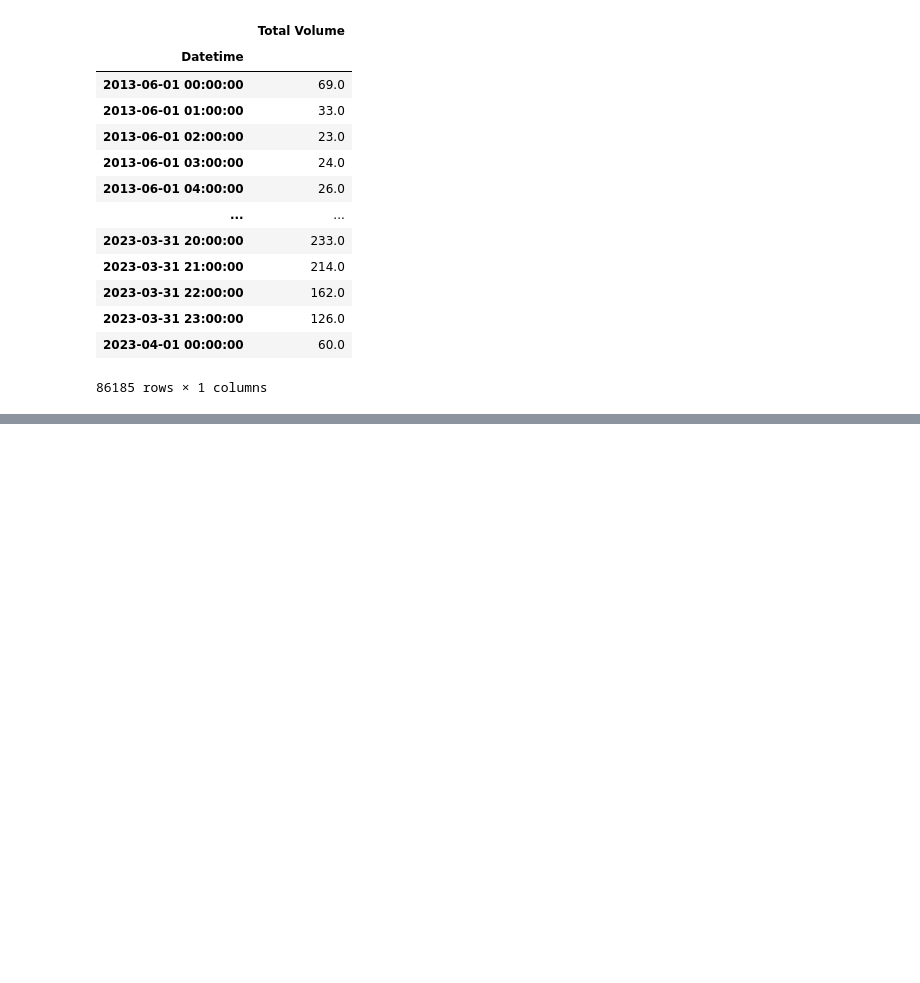
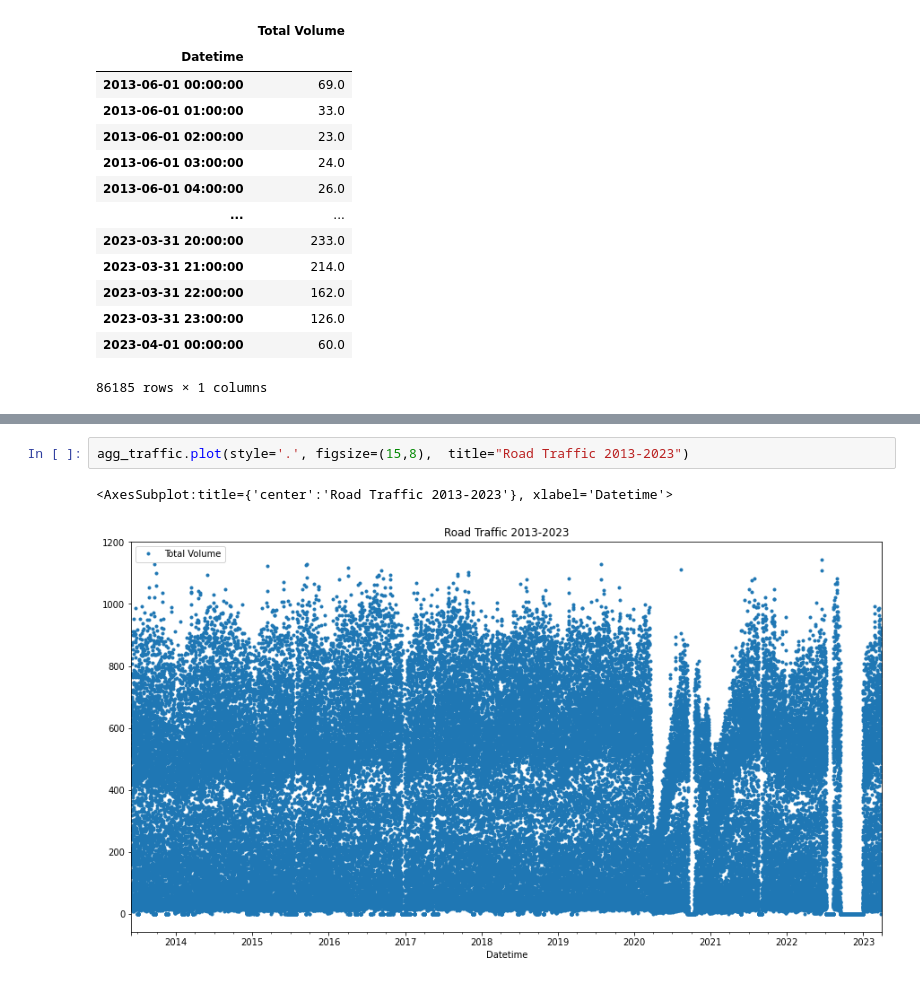
Before and after one commit to poolkit/Traffic-Flow-Forecasting, a Jupyter notebook: Preprocessing.ipynb, the cells around one changed output, grey strips where cells are left out. Cells and saved outputs as stored; diff of their text form; blank space fills up the shorter version.

```diff
--- a/Preprocessing.ipynb
+++ b/Preprocessing.ipynb
@@ -103,0 +107,5 @@ sample = agg_traffic[:1000]
+# %%
+agg_traffic.plot(style='.', figsize=(15,8),  title="Road Traffic 2013-2023")
+# %% [output]
+<AxesSubplot:title={'center':'Road Traffic 2013-2023'}, xlabel='Datetime'>
+[figure, added]
```
Also changed, not shown: parts of 12 cells of this notebook.
